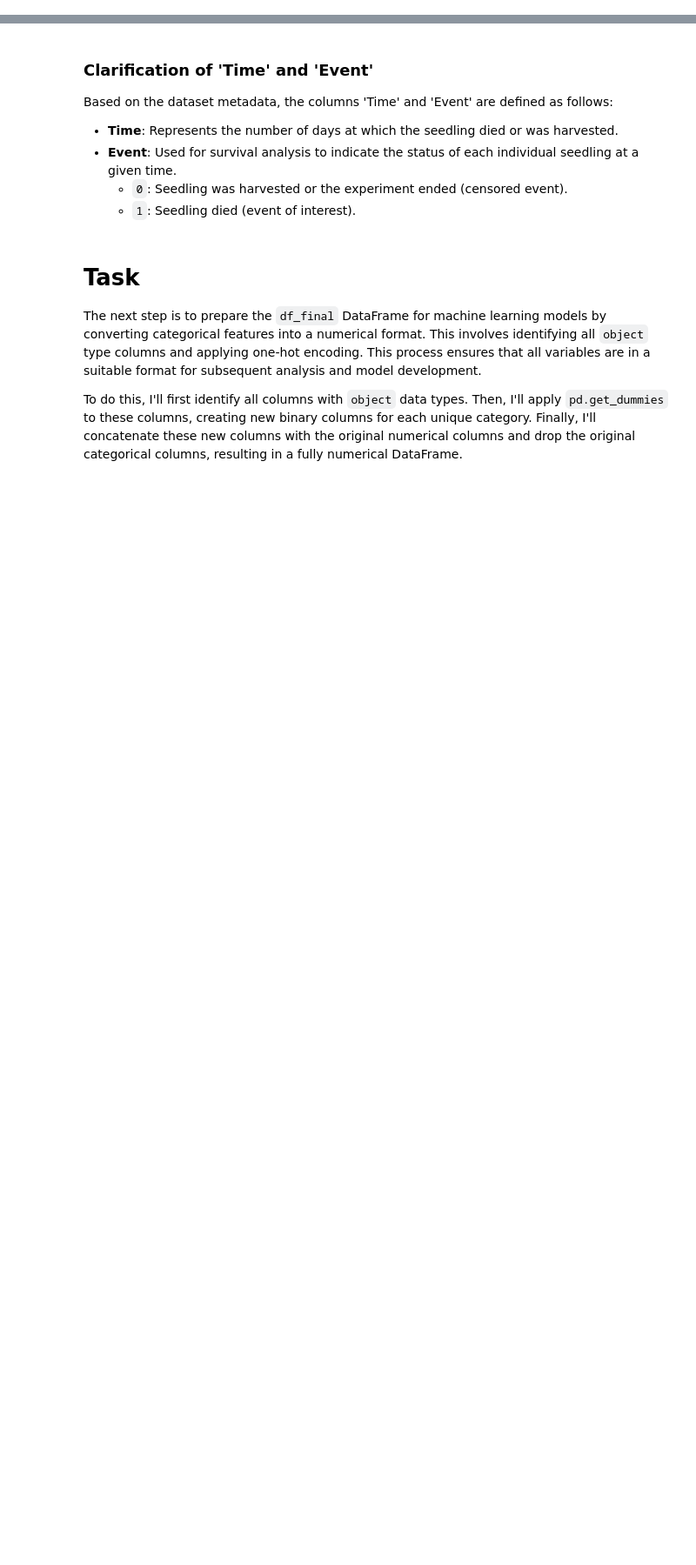
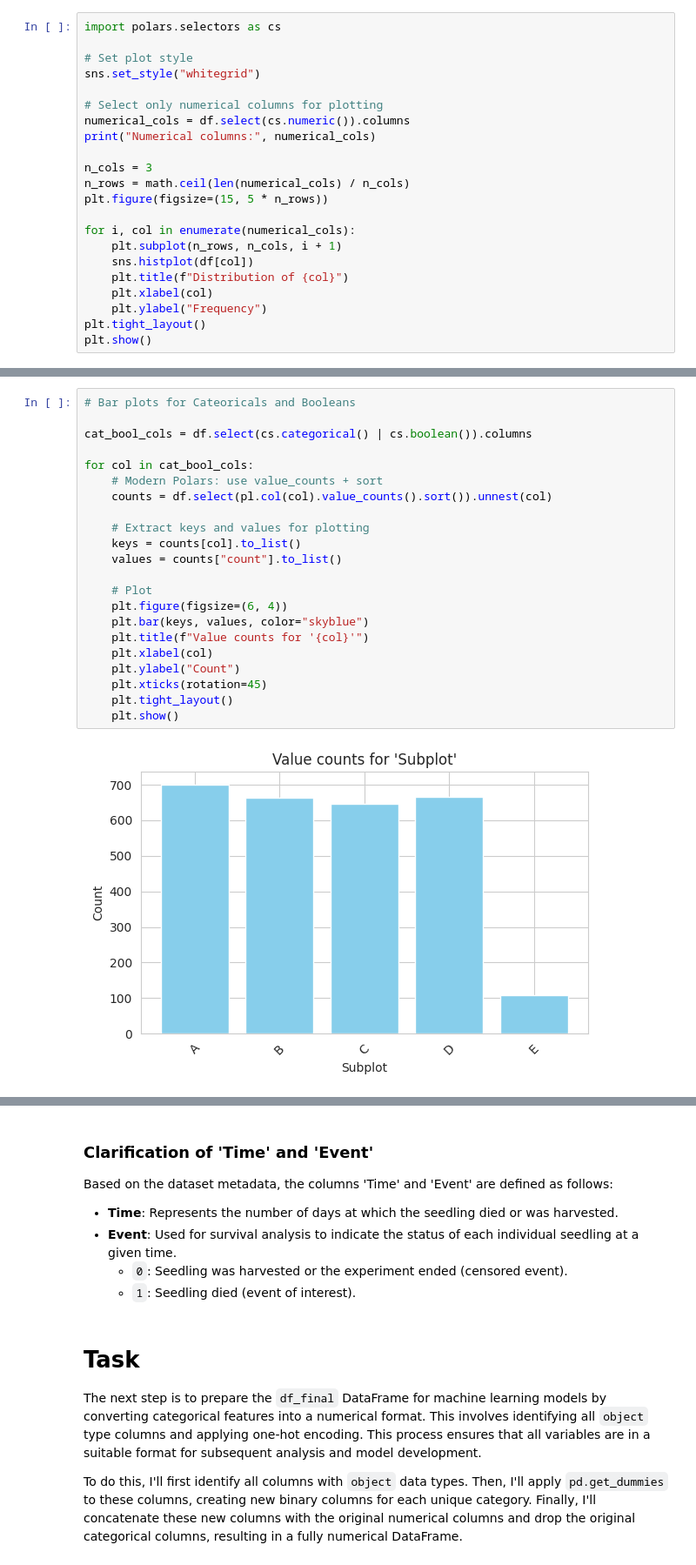
Before and after one commit to liskajiri/appr_lifelines, a Jupyter notebook: APPR_PROJECT.ipynb, the cells around one changed output, grey strips where cells are left out. Shown at 87% size. Drawn from its saved outputs; the diff is of its cells as text; blank space fills up the shorter version.

```diff
--- a/APPR_PROJECT.ipynb
+++ b/APPR_PROJECT.ipynb
@@ -284,0 +179,22 @@ memory usage: 456.4+ KB
+# %%
+import polars.selectors as cs
+
+# Set plot style
+sns.set_style("whitegrid")
+
+# Select only numerical columns for plotting
+numerical_cols = df.select(cs.numeric()).columns
+print("Numerical columns:", numerical_cols)
+
+n_cols = 3
+n_rows = math.ceil(len(numerical_cols) / n_cols)
+plt.figure(figsize=(15, 5 * n_rows))
+
+for i, col in enumerate(numerical_cols):
+    plt.subplot(n_rows, n_cols, i + 1)
+    sns.histplot(df[col])
+    plt.title(f"Distribution of {col}")
+    plt.xlabel(col)
+    plt.ylabel("Frequency")
+plt.tight_layout()
+plt.show()
@@ -284,0 +206,24 @@ memory usage: 456.4+ KB
+# %%
+# Bar plots for Cateoricals and Booleans
+
+cat_bool_cols = df.select(cs.categorical() | cs.boolean()).columns
+
+for col in cat_bool_cols:
+    # Modern Polars: use value_counts + sort
+    counts = df.select(pl.col(col).value_counts().sort()).unnest(col)
+
+    # Extract keys and values for plotting
+    keys = counts[col].to_list()
+    values = counts["count"].to_list()
+
+    # Plot
+    plt.figure(figsize=(6, 4))
+    plt.bar(keys, values, color="skyblue")
+    plt.title(f"Value counts for '{col}'")
+    plt.xlabel(col)
+    plt.ylabel("Count")
+    plt.xticks(rotation=45)
+    plt.tight_layout()
+    plt.show()
+# %% [output]
+[figure, added]
```
Also changed, not shown: parts of 73 cells of this notebook, 1 other file.
